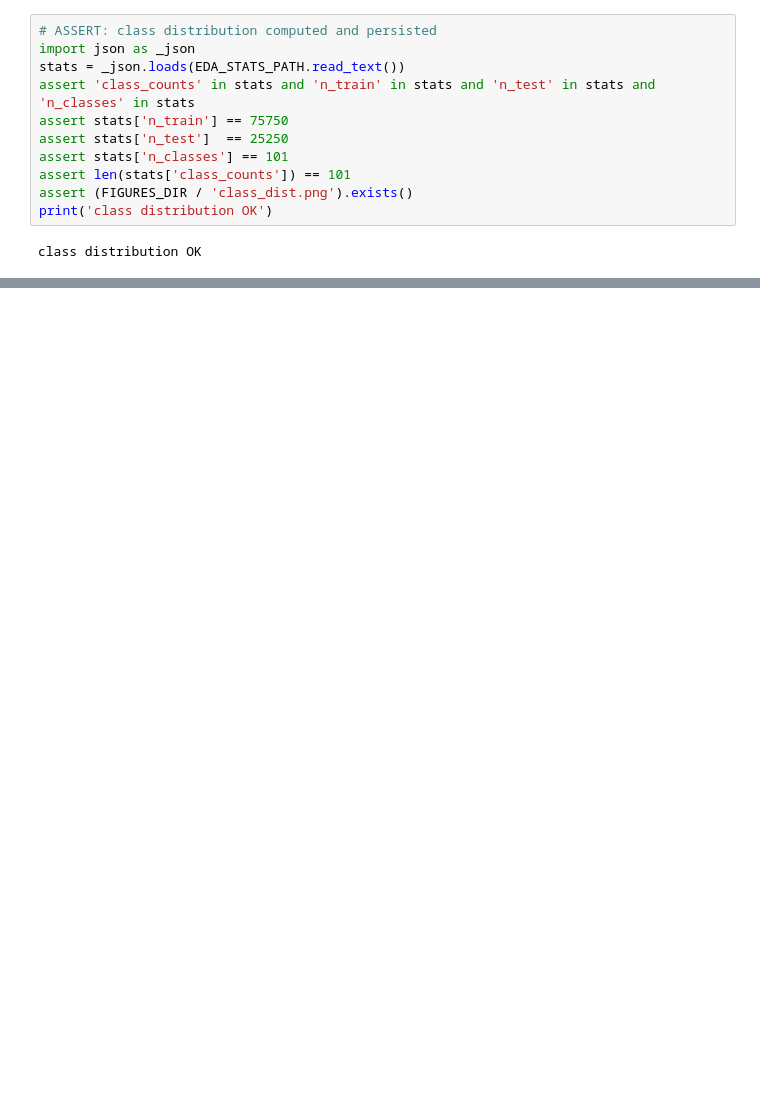
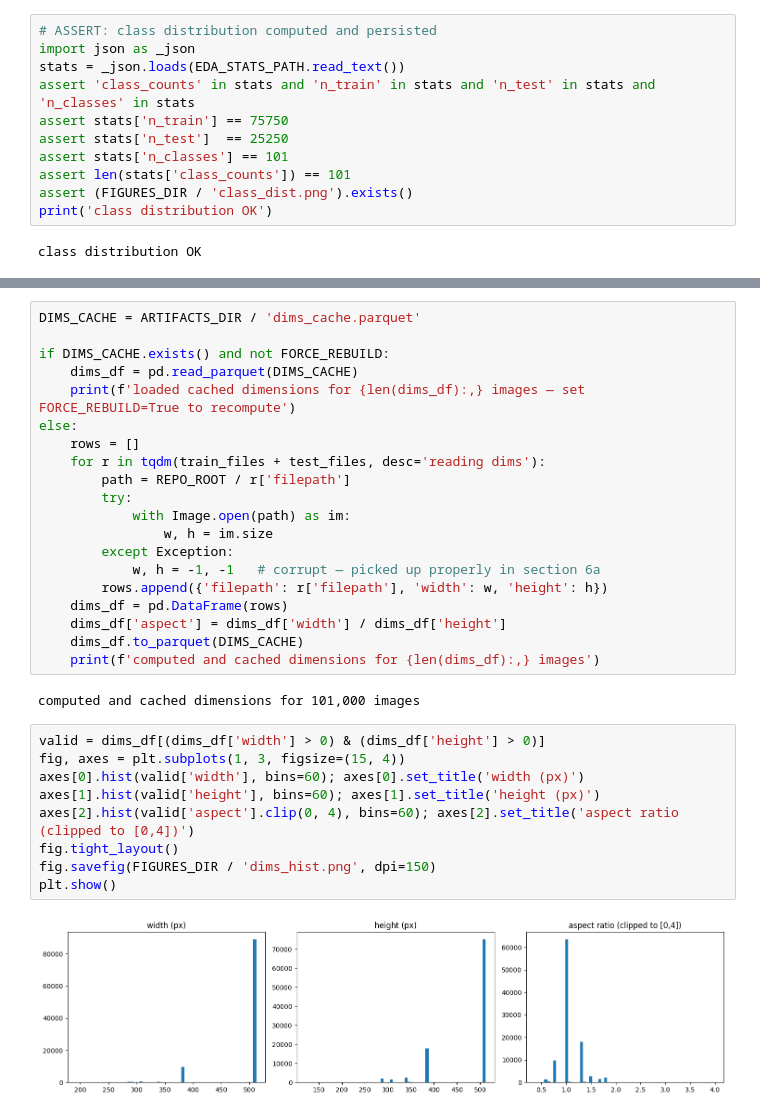
Before and after one commit to hungsvdut2k2/swin-transformer-classification, a Jupyter notebook: notebooks/phase2_data_understanding.ipynb, the cells around one changed output, grey strips where cells are left out. Saved outputs shown, nothing was run; the diff lists cells and outputs as text; blank space fills up the shorter version.

Commit message:
feat(phase2): notebook section 3 — image dimension distribution

```diff
--- a/notebooks/phase2_data_understanding.ipynb
+++ b/notebooks/phase2_data_understanding.ipynb
@@ -194,0 +212,33 @@ class distribution OK
+# %%
+DIMS_CACHE = ARTIFACTS_DIR / 'dims_cache.parquet'
+
+if DIMS_CACHE.exists() and not FORCE_REBUILD:
+    dims_df = pd.read_parquet(DIMS_CACHE)
+    print(f'loaded cached dimensions for {len(dims_df):,} images — set FORCE_REBUILD=True to recompute')
+else:
+    rows = []
+    for r in tqdm(train_files + test_files, desc='reading dims'):
+        path = REPO_ROOT / r['filepath']
+        try:
+            with Image.open(path) as im:
+                w, h = im.size
+        except Exception:
+            w, h = -1, -1   # corrupt — picked up properly in section 6a
+        rows.append({'filepath': r['filepath'], 'width': w, 'height': h})
+    dims_df = pd.DataFrame(rows)
+    dims_df['aspect'] = dims_df['width'] / dims_df['height']
+    dims_df.to_parquet(DIMS_CACHE)
+    print(f'computed and cached dimensions for {len(dims_df):,} images')
+# %% [output]
+computed and cached dimensions for 101,000 images
+# %%
+valid = dims_df[(dims_df['width'] > 0) & (dims_df['height'] > 0)]
+fig, axes = plt.subplots(1, 3, figsize=(15, 4))
+axes[0].hist(valid['width'], bins=60); axes[0].set_title('width (px)')
+axes[1].hist(valid['height'], bins=60); axes[1].set_title('height (px)')
+axes[2].hist(valid['aspect'].clip(0, 4), bins=60); axes[2].set_title('aspect ratio (clipped to [0,4])')
+fig.tight_layout()
+fig.savefig(FIGURES_DIR / 'dims_hist.png', dpi=150)
+plt.show()
+# %% [output]
+[figure, added]
```
Also changed, not shown: parts of 5 cells of this notebook.
